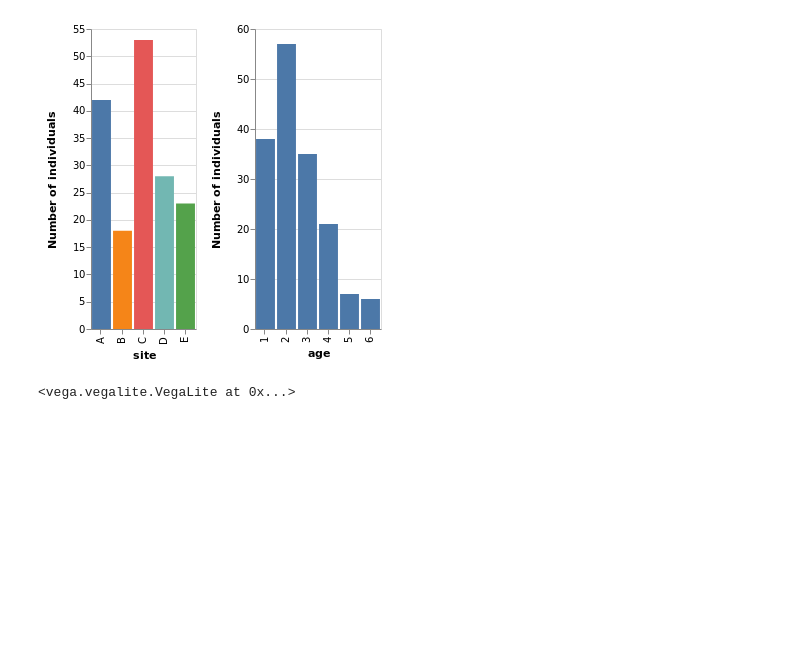
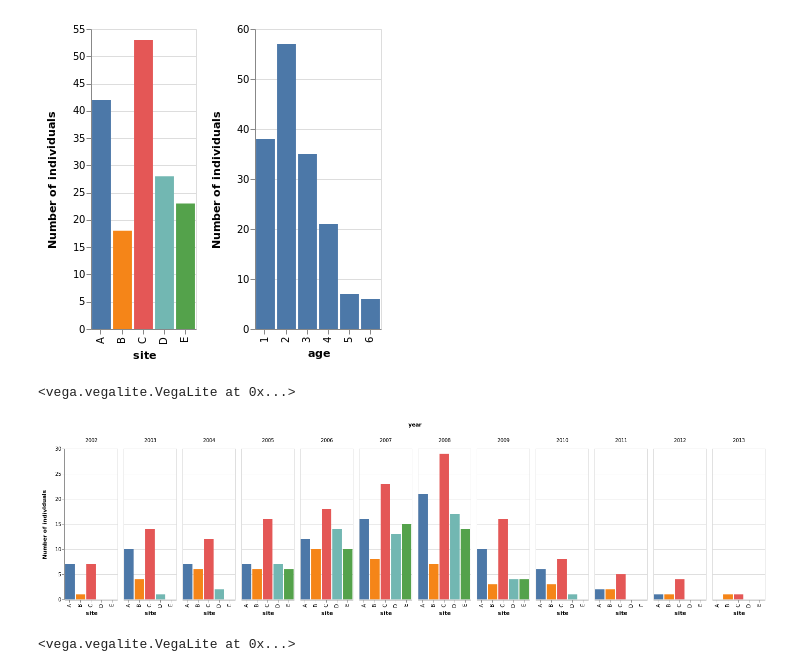
Before and after one commit to MarcoVitalii/lek-project, a Jupyter notebook: Age dependent mating performances dataset analysis.ipynb, the cells around one changed output. Cells and saved outputs as stored; diff of their text form; code cells hidden in the pictures; blank space fills up the shorter version.

Commit message:
Added additional visualizations

```diff
--- a/Age dependent mating performances dataset analysis.ipynb
+++ b/Age dependent mating performances dataset analysis.ipynb
@@ -94,6 +94,20 @@ ch | ch2
 # %% [output]
 <vega.vegalite.VegaLite at 0x...>
 [figure]
+# %%
+#Distribution between leks for every season
+base_chart = alt.Chart(df[['id','age','site','year']])
+ch = base_chart.mark_bar().encode(
+    x = 'site:O',
+    y = alt.Y('count()',title='Number of individuals'),
+    color = alt.Color('site',legend=None),
+    tooltip = 'count()',
+    column = 'year'
+)
+ch
+# %% [output]
+<vega.vegalite.VegaLite at 0x...>
+[figure, added]
 # %%
 #Visualization of individuals performance divided by lek.
 
```
Also changed, not shown: parts of 2 cells of this notebook.
